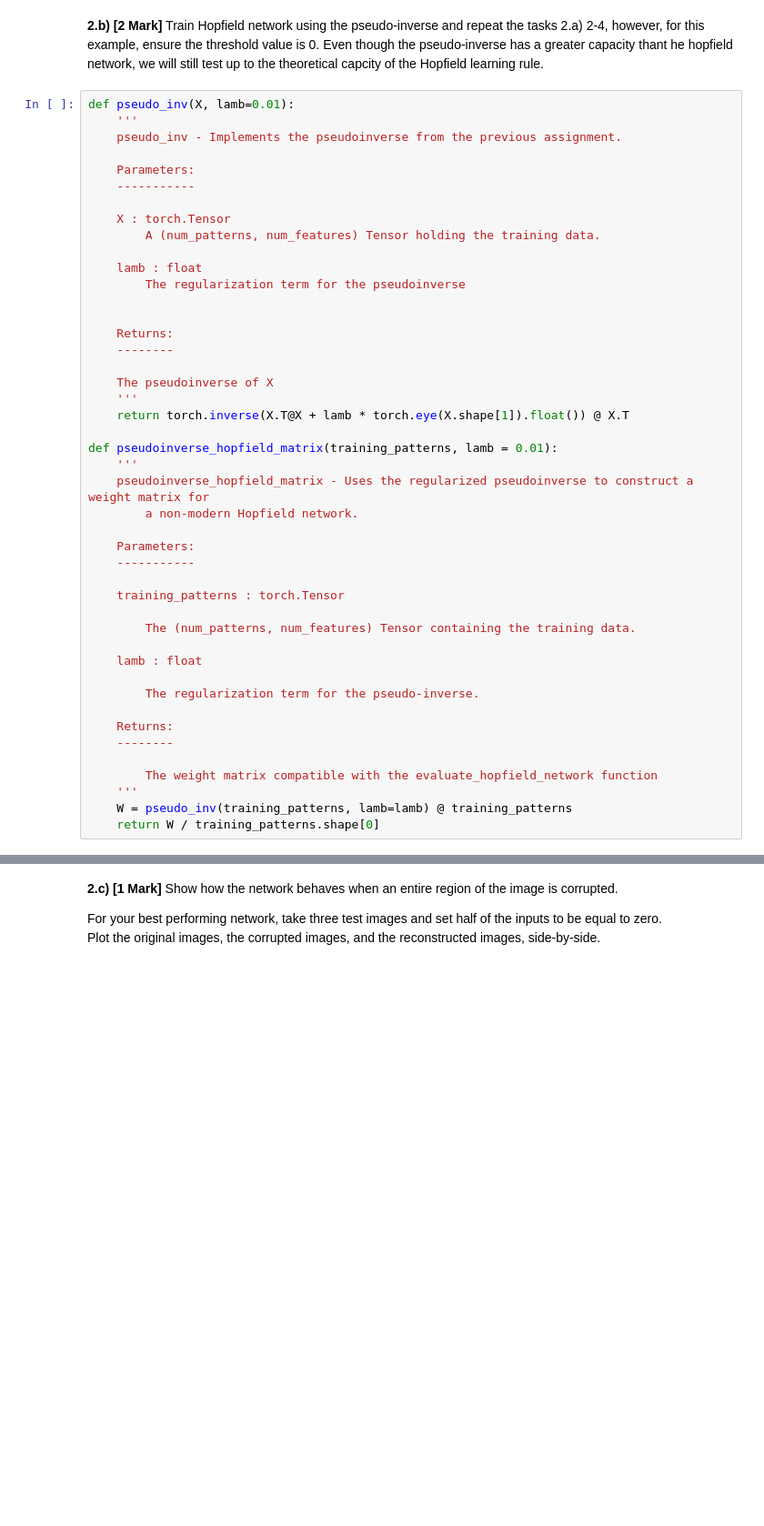
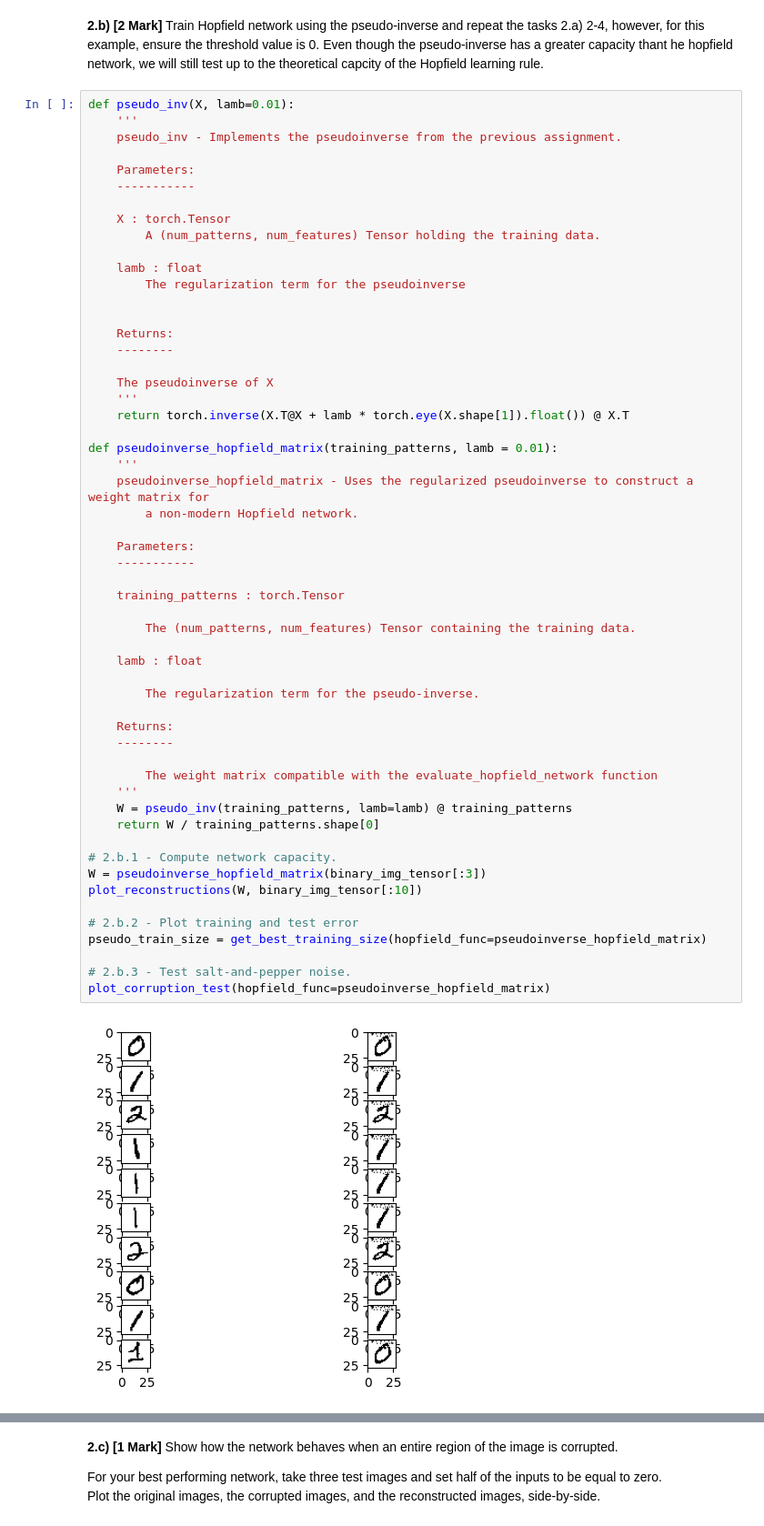
Before and after one commit to draymond63/syde-552, a Jupyter notebook: assignment3.ipynb, the cells around one changed output, grey strips where cells are left out. Shown: that part at 91% size. Saved outputs shown, nothing was run; the diff lists cells and outputs as text; blank space fills up the shorter version.

```diff
--- a/assignment3.ipynb
+++ b/assignment3.ipynb
@@ -259,30 +322,42 @@ def pseudo_inv(X, lamb=0.01):
     Returns:
     --------
 
     The pseudoinverse of X
     '''
     return torch.inverse(X.T@X + lamb * torch.eye(X.shape[1]).float()) @ X.T
 
 def pseudoinverse_hopfield_matrix(training_patterns, lamb = 0.01):
     '''
     pseudoinverse_hopfield_matrix - Uses the regularized pseudoinverse to construct a weight matrix for
         a non-modern Hopfield network.
 
     Parameters:
     -----------
 
     training_patterns : torch.Tensor
 
         The (num_patterns, num_features) Tensor containing the training data.
 
     lamb : float
 
         The regularization term for the pseudo-inverse.
 
     Returns:
     --------
 
         The weight matrix compatible with the evaluate_hopfield_network function
     '''
     W = pseudo_inv(training_patterns, lamb=lamb) @ training_patterns
     return W / training_patterns.shape[0]
+
+# 2.b.1 - Compute network capacity.
+W = pseudoinverse_hopfield_matrix(binary_img_tensor[:3])
+plot_reconstructions(W, binary_img_tensor[:10])
+
+# 2.b.2 - Plot training and test error
+pseudo_train_size = get_best_training_size(hopfield_func=pseudoinverse_hopfield_matrix)
+
+# 2.b.3 - Test salt-and-pepper noise.
+plot_corruption_test(hopfield_func=pseudoinverse_hopfield_matrix)
+# %% [output]
+[figure, added]
```
Also changed, not shown: parts of 27 cells of this notebook.
